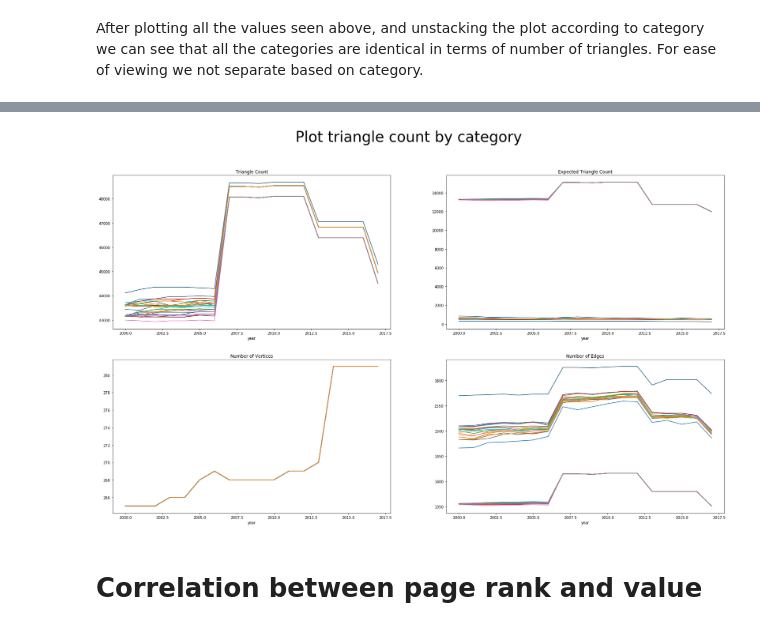
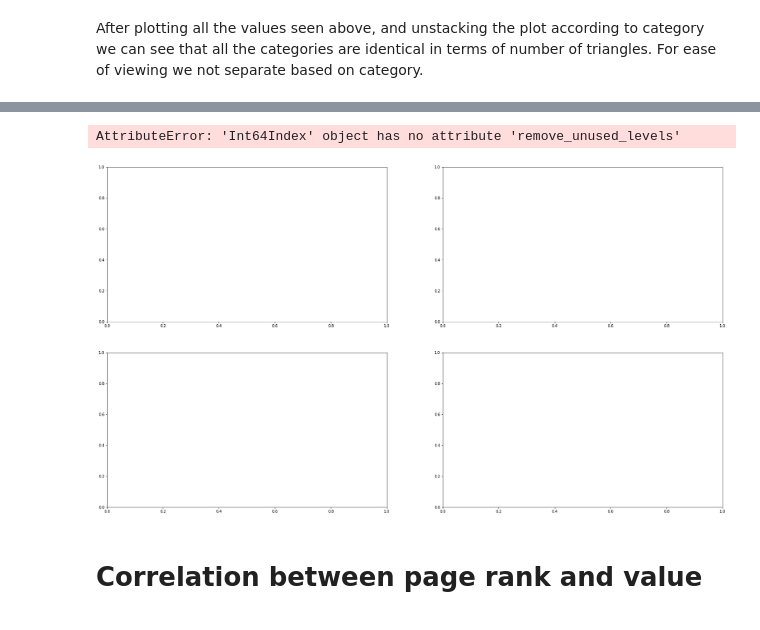
Before and after one commit to gbaasch/data_mining, a Jupyter notebook: eda.ipynb, the cells around one changed output, grey strips where cells are left out. Saved outputs shown, nothing was run; the diff lists cells and outputs as text; code cells hidden in the pictures.

```diff
--- a/eda.ipynb
+++ b/eda.ipynb
@@ -498,23 +502,24 @@ plt.show()
 # %%
 # fetch data
-triangles_df = pd.read_csv('./output-data/triangles.csv')
+triangles_df = pd.read_csv('./output-data/triangles_new.csv')
 
 # create plot
 fig, axes = plt.subplots(2, 2, figsize=(30, 17))
-grouped_triangles = triangles_df.groupby(['year', 'category']).sum()
-grouped_triangles['num_triangles'].unstack().plot(
+grouped_triangles = triangles_df.groupby(['year']).sum()
+grouped_triangles['triangles'].plot(
      ax=axes[0, 0], legend=False, title='Triangle Count')
-grouped_triangles['expected_triangles'].unstack().plot(
+grouped_triangles['expected_triangles'].plot(
     ax=axes[0, 1], legend=False, title='Expected Triangle Count')
 grouped_triangles['num_nodes'].unstack().plot(
     ax=axes[1, 0], legend=False, title='Number of Vertices')
 grouped_triangles['num_edges'].unstack().plot(
     ax=axes[1, 1], legend=False, title='Number of Edges');
 
 plt.suptitle("Plot triangle count by category", fontsize=40);
 plt.show()
 # %% [output]
+AttributeError: 'Int64Index' object has no attribute 'remove_unused_levels'
-[figure, old version]
+[figure, new version]
 # %% [markdown]
 # Correlation between page rank and value
 # %%
```
Also changed, not shown: parts of 4 cells of this notebook, 9 other files.
